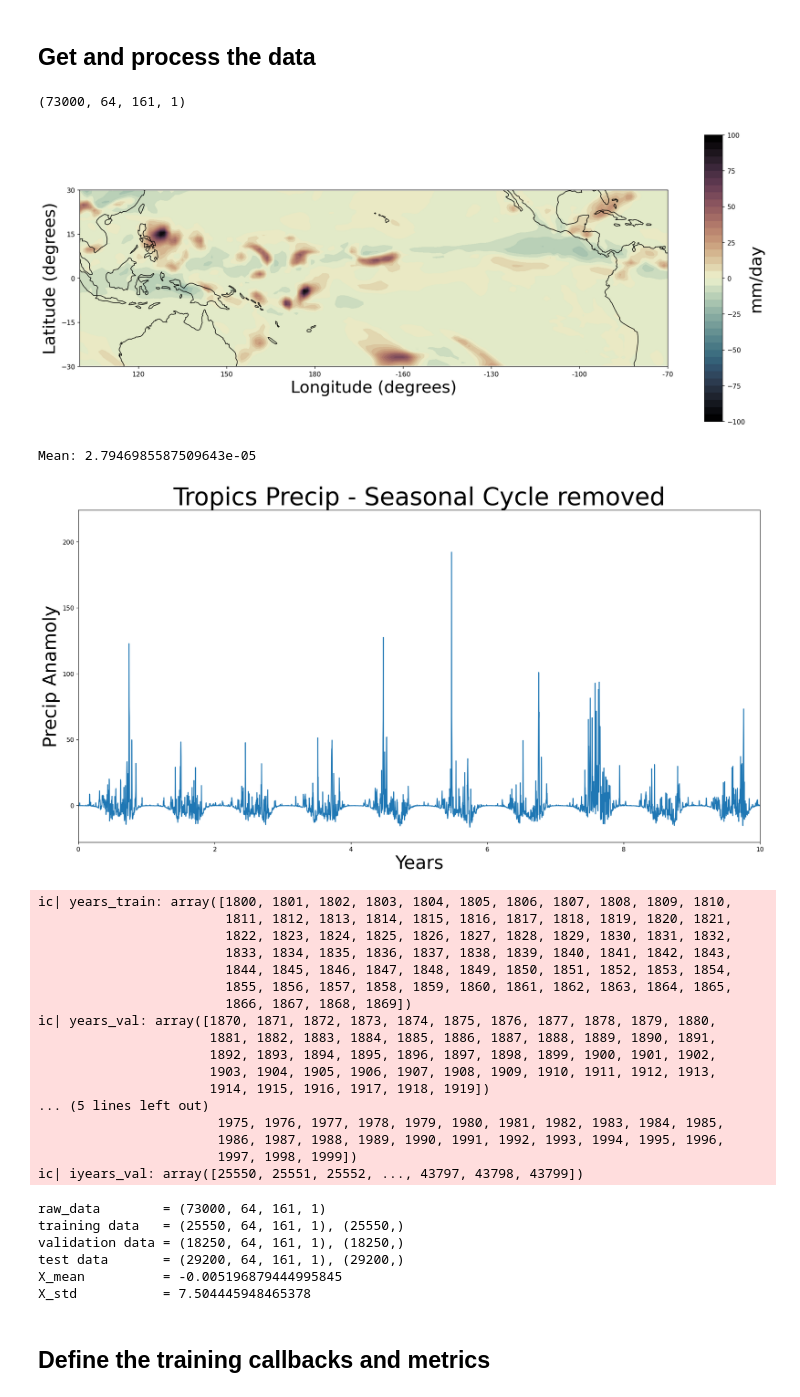
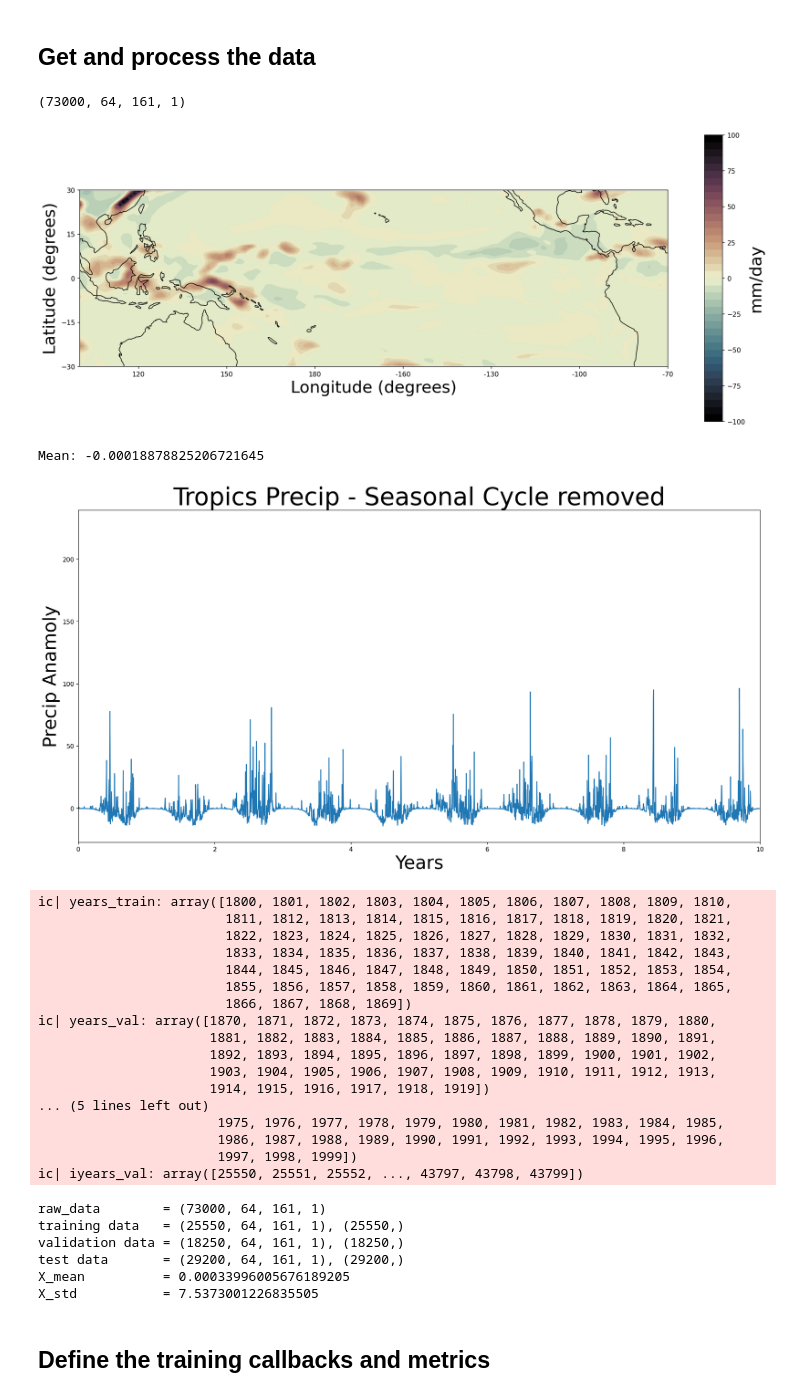
Before and after one commit to ngordillo/TLLTT, a Jupyter notebook: _main.ipynb, the cells around one changed output. Cells and saved outputs as stored; diff of their text form; code cells hidden in the pictures.

```diff
--- a/_main.ipynb
+++ b/_main.ipynb
@@ -45,7 +45,7 @@ tensorflow version = 2.9.0
 # %% [markdown]
 ## Define experiment settings and directories
 # %%
-EXP_NAME = 'fixed_fourteenday_precip'#'balanced_test'#initial_test'#'mjo'#'quadrants_testcase'
+EXP_NAME = 'cold_fourteenday_precip'#'balanced_test'#initial_test'#'mjo'#'quadrants_testcase'
 
 imp.reload(experiment_settings)
 settings = experiment_settings.get_settings(EXP_NAME)
@@ -100,37 +100,37 @@ elif(EXP_NAME[:9]=='quadrants'):
     filename = DATA_DIR + DATA_NAME + '.mat'
     X_train, y_train, X_val, y_val, X_test, y_test, lat, lon = data_functions.get_and_process_data(filename,
                                                                                         rng,
                                                                                         colored=settings['colored'],
                                                                                         standardize=settings['standardize'],
                                                                                         shuffle=settings['shuffle'],
                                                                                         )
-elif((EXP_NAME[:12]=='initial_test') or (EXP_NAME[:12]=='smaller_test') or (EXP_NAME[:13]=='balanced_test') or (EXP_NAME[:13]=='threeday_test') or (EXP_NAME[:12]=='zeroday_test') or (EXP_NAME[:16]=='fourteenday_test') or (EXP_NAME[:18]=='fourteenday_precip') or (EXP_NAME[:19]=='seventeenday_precip') or (EXP_NAME[:16]=='elevenday_precip') or (EXP_NAME[:30]=='fixed_fourteenday_precip')):
+elif((EXP_NAME[:12]=='initial_test') or (EXP_NAME[:12]=='smaller_test') or (EXP_NAME[:13]=='balanced_test') or (EXP_NAME[:13]=='threeday_test') or (EXP_NAME[:12]=='zeroday_test') or (EXP_NAME[:16]=='fourteenday_test') or (EXP_NAME[:18]=='fourteenday_precip') or (EXP_NAME[:19]=='seventeenday_precip') or (EXP_NAME[:16]=='elevenday_precip') or (EXP_NAME[:30]=='fixed_fourteenday_precip')or (EXP_NAME[:30]=='cold_fourteenday_precip')):
 
     labels, data, lat, lon, time = data_functions.load_pres_data(DATA_DIR)
     X_train, y_train, time_train, X_val, y_val, time_val, X_test, y_test, time_test = data_functions.get_and_process_pres_data(labels,
                                                                                          data,
                                                                                          time,
                                                                                          rng,
                                                                                          colored=settings['colored'],
                                                                                          standardize=settings['standardize'],
                                                                                          shuffle=settings['shuffle'],
                                                                                         )
 elif((EXP_NAME[:21]=='fourteenday_both_test') or ((EXP_NAME[:18]=='threeday_both_test'))):
     print("bingo")
     labels, data, lat, lon, time = data_functions.load_z500_precip_data(DATA_DIR)
     X_train, y_train, time_train, X_val, y_val, time_val, X_test, y_test, time_test = data_functions.get_and_process_pres_data(labels,
                                                                                          data,
                                                                                          time,
                                                                                          rng,
                                                                                          colored=settings['colored'],
                                                                                          standardize=settings['standardize'],
                                                                                          shuffle=settings['shuffle'],
                                                                                         )
 # %% [output]
 (73000, 64, 161, 1)
-[figure, old version]
+[figure, new version]
-Mean: 2.7946985587509643e-05
+Mean: -0.00018878825206721645
-[figure, old version]
+[figure, new version]
 ic| years_train: array([1800, 1801, 1802, 1803, 1804, 1805, 1806, 1807, 1808, 1809, 1810,
                         1811, 1812, 1813, 1814, 1815, 1816, 1817, 1818, 1819, 1820, 1821,
                         1822, 1823, 1824, 1825, 1826, 1827, 1828, 1829, 1830, 1831, 1832,
@@ -152,8 +152,8 @@ raw_data        = (73000, 64, 161, 1)
 training data   = (25550, 64, 161, 1), (25550,)
 validation data = (18250, 64, 161, 1), (18250,)
 test data       = (29200, 64, 161, 1), (29200,)
-X_mean          = -0.005196879444995845
-X_std           = 7.504445948465378
+X_mean          = 0.00033996005676189205
+X_std           = 7.5373001226835505
 # %%
 proto_class_mask = network.createClassIdentity(PROTOTYPES_PER_CLASS)
 
```
Also changed, not shown: parts of 2 cells of this notebook, 4 other files.
